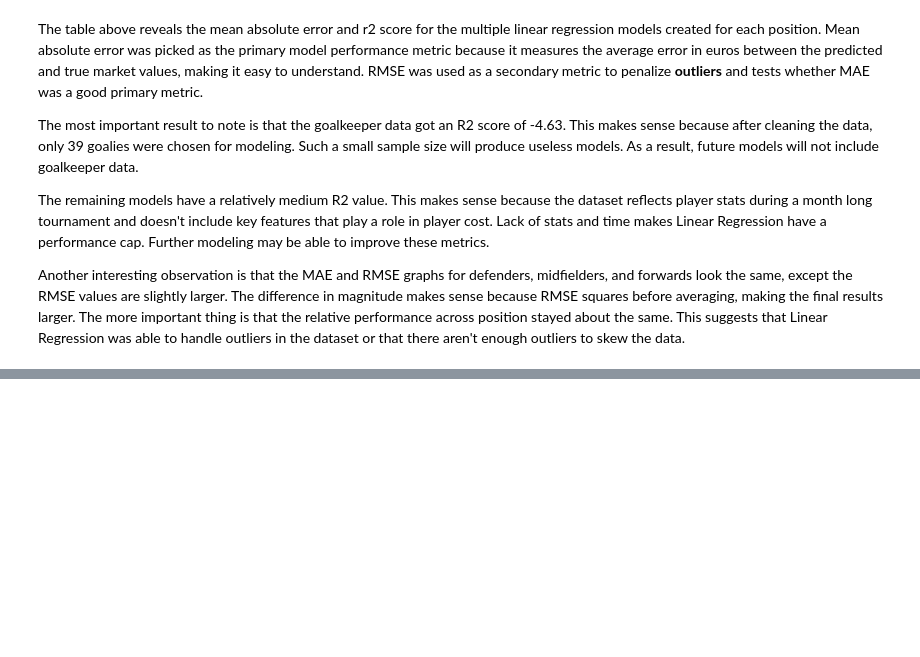
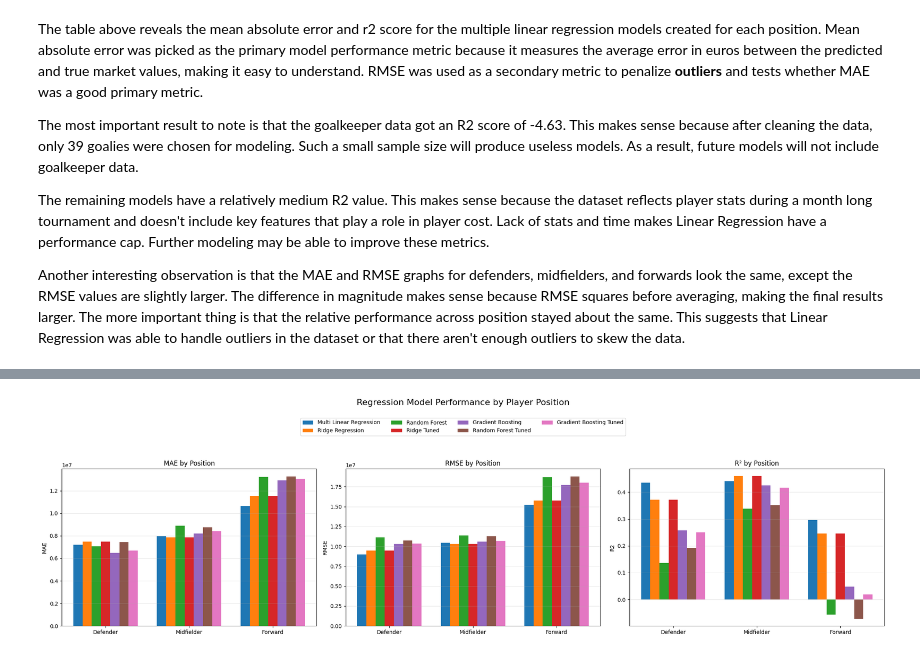
Before and after one commit to aditya-prabhu-21/WorldCupMarketValueAnalysis, a Jupyter notebook: WorldCupAnalysis.ipynb, the cells around one changed output, grey strips where cells are left out. Drawn from its saved outputs; the diff is of its cells as text; code cells hidden in the pictures; blank space fills up the shorter version.

```diff
--- a/WorldCupAnalysis.ipynb
+++ b/WorldCupAnalysis.ipynb
@@ -617,0 +647,9 @@ Another interesting observation is that the MAE and RMSE graphs for defenders, m
+# %%
+#Function to evaulate the models mae, rmse, and r2 score
+def evaluate_model(model, X_test, y_test):
+    pred = model.predict(X_test)
+    mae = mean_absolute_error(y_test, pred)
+    rmse = root_mean_squared_error(y_test, pred)
+    r2 = r2_score(y_test, pred)
+
+    return mae, rmse, r2
@@ -617,0 +959,90 @@ Another interesting observation is that the MAE and RMSE graphs for defenders, m
+# %%
+#Forward Gradient Boost GridSearch
+forward_GB_tuned = Pipeline([
+    ('preprocessor', forward_preprocessor),
+    ('gb', GradientBoostingRegressor(random_state=42))
+])
+
+forward_GB_grid = GridSearchCV(estimator = forward_GB_tuned, param_grid = gb_params, cv = 5, n_jobs = -1, scoring = 'neg_mean_absolute_error')
+forward_GB_grid.fit(forward_X_train, forward_y_train)
+forward_GB_mae_tuned, forward_GB_rmse_tuned, forward_GB_r2_tuned = evaluate_model(forward_GB_grid, forward_X_test, forward_y_test)
+model_results.loc[len(model_results)] = ['Gradient Boosting Tuned', 'Forward', forward_GB_mae_tuned, forward_GB_rmse_tuned, forward_GB_r2_tuned]
+# %%
+# @title
+models = [
+    'Multi Linear Regression',
+    'Ridge Regression',
+    'Random Forest',
+    'Ridge Tuned',
+    'Gradient Boosting',
+    'Random Forest Tuned',
+    'Gradient Boosting Tuned'
+]
+
+positions = ['Defender', 'Midfielder', 'Forward']
+
+metrics = ['MAE', 'RMSE', 'R2']
+titles = [
+    'MAE by Position',
+    'RMSE by Position',
+    'R² by Position'
+]
+
+fig, axes = plt.subplots(1, 3, figsize=(22, 6))
+
+x = np.arange(len(positions))
+width = 0.11
+
+for ax, metric, title in zip(axes, metrics, titles):
+
+    for i, model in enumerate(models):
+
+        values = []
+
+        for position in positions:
+
+            result = model_results[
+                (model_results['Model'] == model) &
+                (model_results['Position'] == position)
+            ]
+
+            if len(result) > 0:
+                values.append(result[metric].iloc[0])
+            else:
+                values.append(np.nan)
+
+        ax.bar(
+            x + (i - 3) * width,
+            values,
+            width,
+            label=model
+        )
+
+    ax.set_title(title)
+    ax.set_xticks(x)
+    ax.set_xticklabels(positions)
+    ax.set_ylabel(metric)
+    ax.grid(axis='y', alpha=0.3)
+
+
+fig.suptitle(
+    'Regression Model Performance by Player Position',
+    fontsize=16,
+    y=1.04
+)
+
+handles, labels = axes[0].get_legend_handles_labels()
+
+fig.legend(
+    handles,
+    labels,
+    loc='upper center',
+    ncol=4,
+    bbox_to_anchor=(0.5, 0.97)
+)
+
+plt.tight_layout(rect=[0, 0, 1, 0.86])
+
+plt.show()
+# %% [output]
+[figure, added]
```
Also changed, not shown: parts of 47 cells of this notebook.
